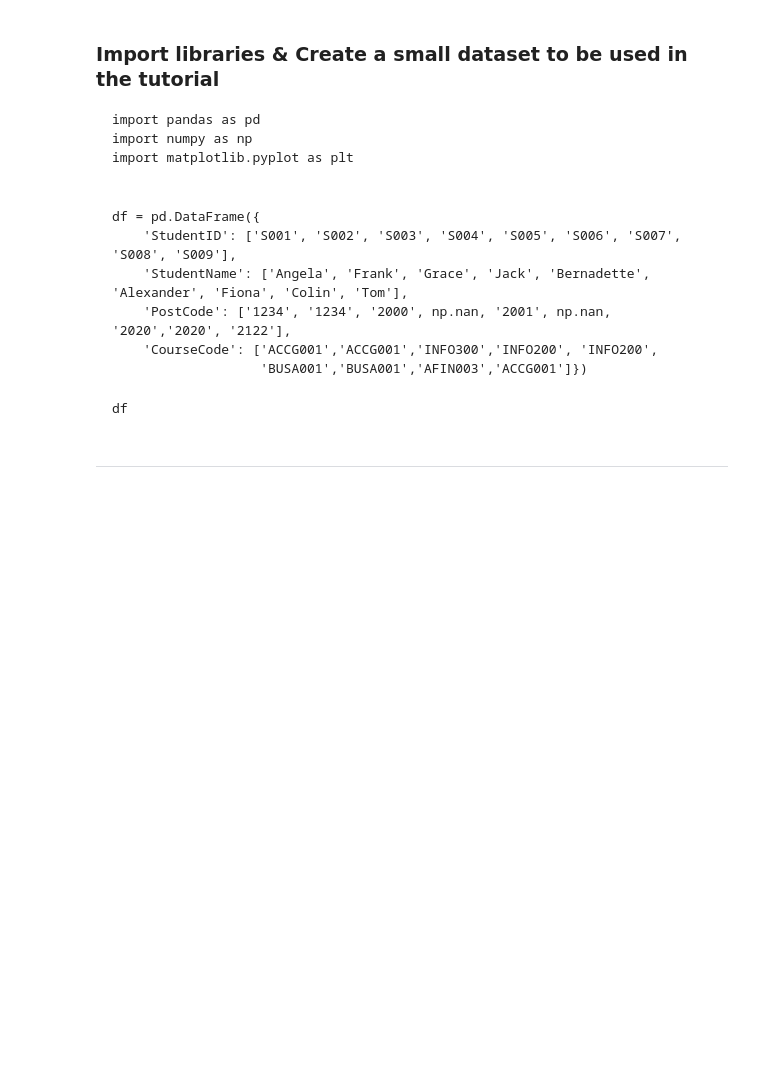
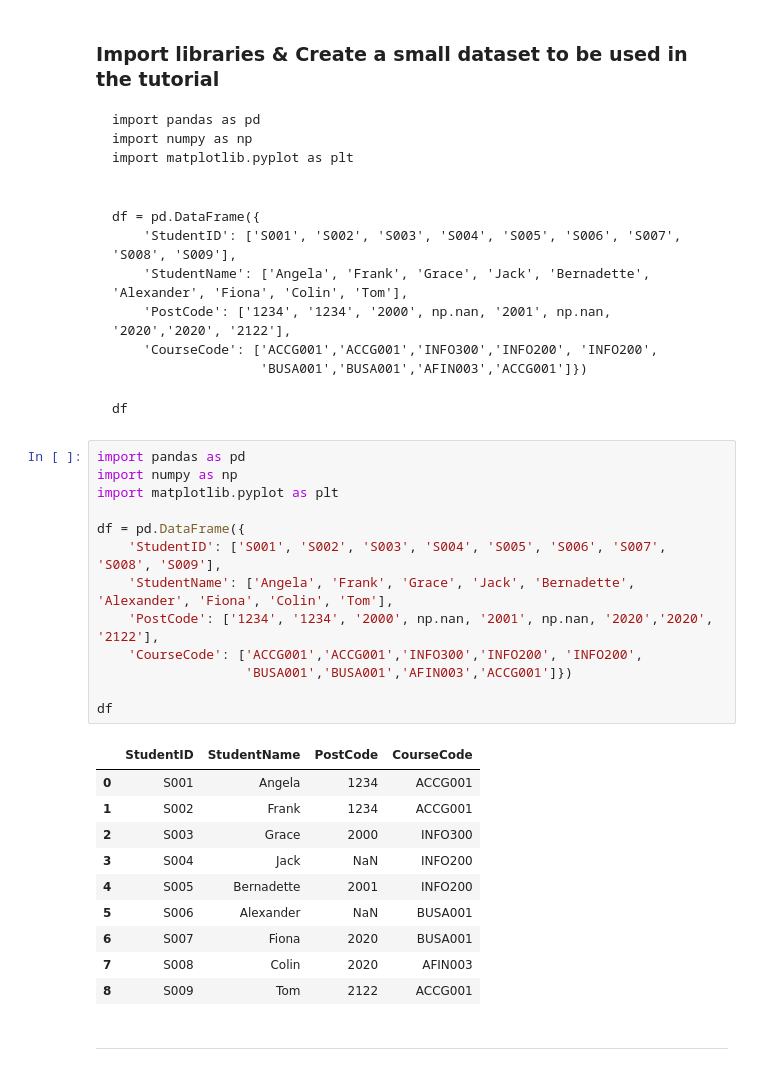
Before and after one commit to Aydza/BUSA8001, a Jupyter notebook: BUSA8001-Week3/week3-tutorial.ipynb, the cells around one changed output. Drawn from its saved outputs; the diff is of its cells as text; blank space fills up the shorter version.

````diff
--- a/BUSA8001-Week3/week3-tutorial.ipynb
+++ b/BUSA8001-Week3/week3-tutorial.ipynb
@@ -42,6 +42,30 @@ df = pd.DataFrame({
 ```
 df
 ```
+# %%
+import pandas as pd
+import numpy as np
+import matplotlib.pyplot as plt
+
+df = pd.DataFrame({
+    'StudentID': ['S001', 'S002', 'S003', 'S004', 'S005', 'S006', 'S007', 'S008', 'S009'],
+    'StudentName': ['Angela', 'Frank', 'Grace', 'Jack', 'Bernadette', 'Alexander', 'Fiona', 'Colin', 'Tom'],
+    'PostCode': ['1234', '1234', '2000', np.nan, '2001', np.nan, '2020','2020', '2122'],
+    'CourseCode': ['ACCG001','ACCG001','INFO300','INFO200', 'INFO200',
+                   'BUSA001','BUSA001','AFIN003','ACCG001']})
+
+df
+# %% [output]
+|  | StudentID | StudentName | PostCode | CourseCode |
+| 0 | S001 | Angela | 1234 | ACCG001 |
+| 1 | S002 | Frank | 1234 | ACCG001 |
+| 2 | S003 | Grace | 2000 | INFO300 |
+| 3 | S004 | Jack | NaN | INFO200 |
+| 4 | S005 | Bernadette | 2001 | INFO200 |
+| 5 | S006 | Alexander | NaN | BUSA001 |
+| 6 | S007 | Fiona | 2020 | BUSA001 |
+| 7 | S008 | Colin | 2020 | AFIN003 |
+| 8 | S009 | Tom | 2122 | ACCG001 |
 # %% [markdown]
 ---
 # %% [markdown]
````
Also changed, not shown: parts of 9 cells of this notebook.
